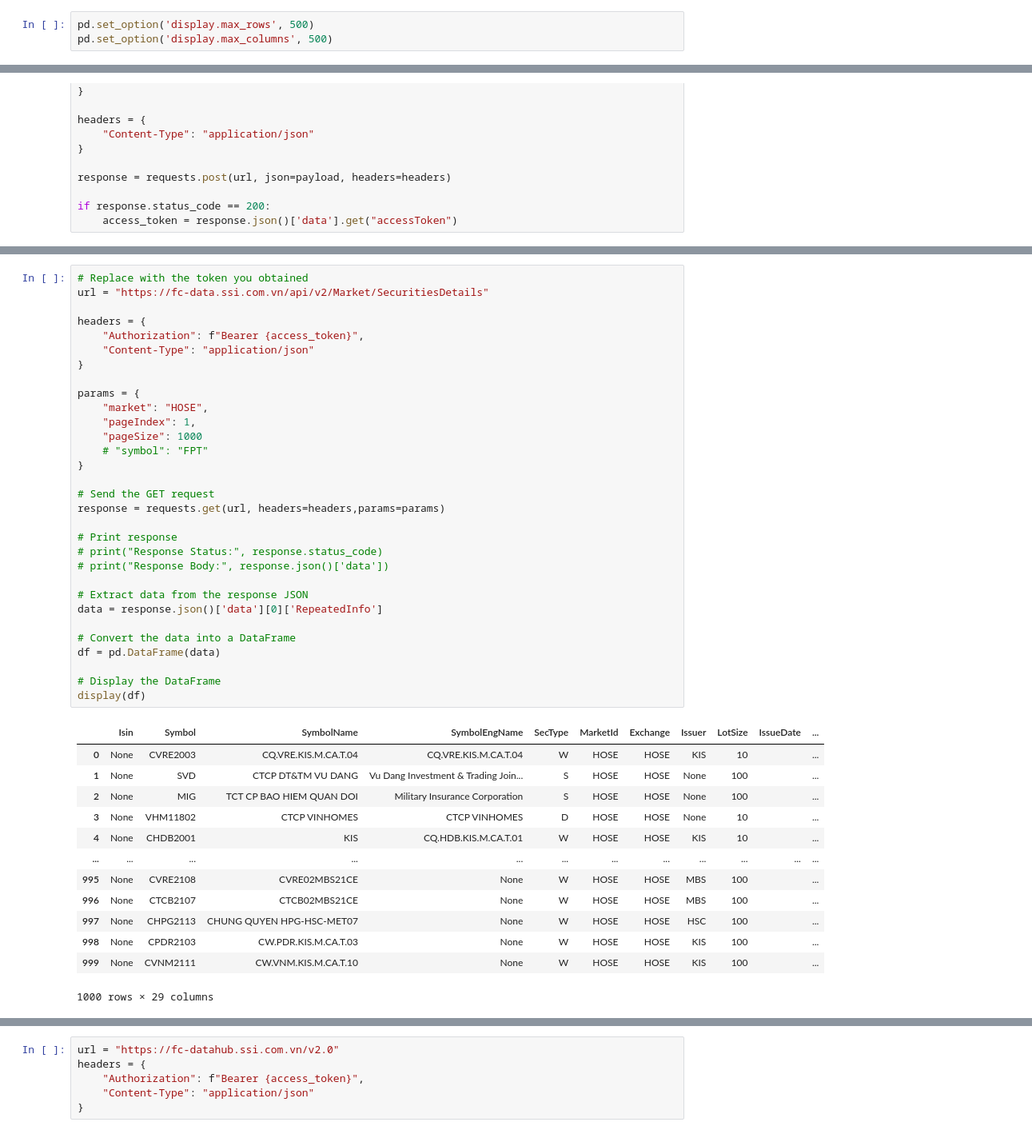
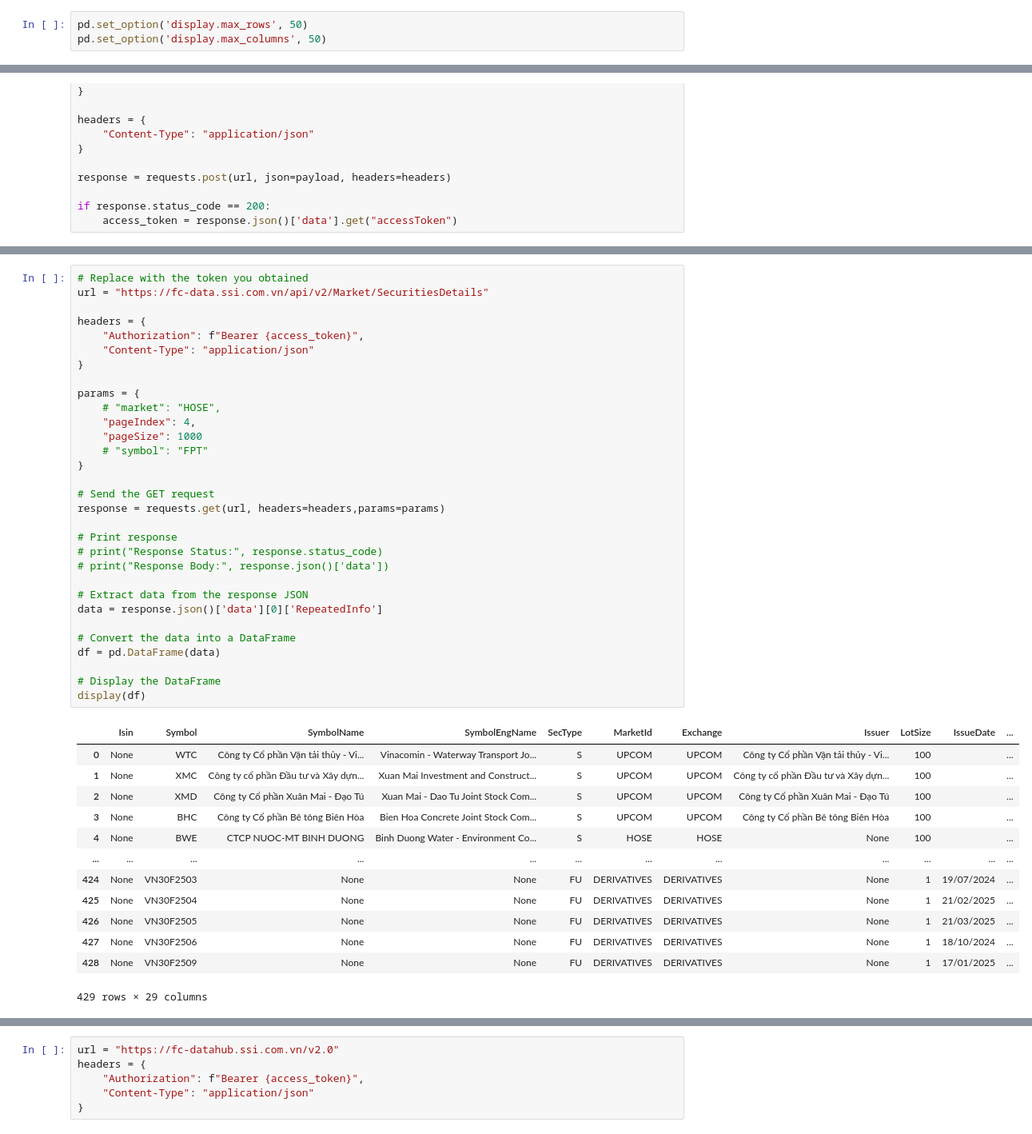
Before and after one commit to lequan44/Coding, a Jupyter notebook: ssi-api/ssi-api.ipynb, the cells around one changed output, grey strips where cells are left out. Shown at 80% size. Saved outputs shown, nothing was run; the diff lists cells and outputs as text.

```diff
--- a/ssi-api/ssi-api.ipynb
+++ b/ssi-api/ssi-api.ipynb
@@ -27,6 +27,6 @@ Current Time: 2025-04-17 11:02:01.563868
 # %%
-pd.set_option('display.max_rows', 500)
-pd.set_option('display.max_columns', 500)
+pd.set_option('display.max_rows', 50)
+pd.set_option('display.max_columns', 50)
 # %%
 
 
@@ -121,44 +121,44 @@ Data successfully added to the 'securities' table in PostgreSQL.
 # Replace with the token you obtained
 url = "https://fc-data.ssi.com.vn/api/v2/Market/SecuritiesDetails"
 
 headers = {
     "Authorization": f"Bearer {access_token}",
     "Content-Type": "application/json"
 }
 
 params = {
-    "market": "HOSE",
-    "pageIndex": 1,
+    # "market": "HOSE",
+    "pageIndex": 4,
     "pageSize": 1000
     # "symbol": "FPT"
 }
 
 # Send the GET request
 response = requests.get(url, headers=headers,params=params)
 
 # Print response
 # print("Response Status:", response.status_code)
 # print("Response Body:", response.json()['data'])
 
 # Extract data from the response JSON
 data = response.json()['data'][0]['RepeatedInfo']
 
 # Convert the data into a DataFrame
 df = pd.DataFrame(data)
 
 # Display the DataFrame
 display(df)
 # %% [output]
 |  | Isin | Symbol | SymbolName | SymbolEngName | SecType | MarketId | Exchange | Issuer | LotSize | IssueDate | ... |
-| 0 | None | CVRE2003 | CQ.VRE.KIS.M.CA.T.04 | CQ.VRE.KIS.M.CA.T.04 | W | HOSE | HOSE | KIS | 10 |  | ... |
-| 1 | None | SVD | CTCP DT&TM VU DANG | Vu Dang Investment & Trading Join... | S | HOSE | HOSE | None | 100 |  | ... |
-| 2 | None | MIG | TCT CP BAO HIEM QUAN DOI | Military Insurance Corporation | S | HOSE | HOSE | None | 100 |  | ... |
-| 3 | None | VHM11802 | CTCP VINHOMES | CTCP VINHOMES | D | HOSE | HOSE | None | 10 |  | ... |
-| 4 | None | CHDB2001 | KIS | CQ.HDB.KIS.M.CA.T.01 | W | HOSE | HOSE | KIS | 10 |  | ... |
+| 0 | None | WTC | Công ty Cổ phần Vận tải thủy - Vi... | Vinacomin - Waterway Transport Jo... | S | UPCOM | UPCOM | Công ty Cổ phần Vận tải thủy - Vi... | 100 |  | ... |
+| 1 | None | XMC | Công ty cổ phần Đầu tư và Xây dựn... | Xuan Mai Investment and Construct... | S | UPCOM | UPCOM | Công ty cổ phần Đầu tư và Xây dựn... | 100 |  | ... |
+| 2 | None | XMD | Công ty Cổ phần Xuân Mai - Đạo Tú | Xuan Mai - Dao Tu Joint Stock Com... | S | UPCOM | UPCOM | Công ty Cổ phần Xuân Mai - Đạo Tú | 100 |  | ... |
+| 3 | None | BHC | Công ty Cổ phần Bê tông Biên Hòa | Bien Hoa Concrete Joint Stock Com... | S | UPCOM | UPCOM | Công ty Cổ phần Bê tông Biên Hòa | 100 |  | ... |
+| 4 | None | BWE | CTCP NUOC-MT BINH DUONG | Binh Duong Water - Environment Co... | S | HOSE | HOSE | None | 100 |  | ... |
 | ... | ... | ... | ... | ... | ... | ... | ... | ... | ... | ... | ... |
-| 995 | None | CVRE2108 | CVRE02MBS21CE | None | W | HOSE | HOSE | MBS | 100 |  | ... |
-| 996 | None | CTCB2107 | CTCB02MBS21CE | None | W | HOSE | HOSE | MBS | 100 |  | ... |
-| 997 | None | CHPG2113 | CHUNG QUYEN HPG-HSC-MET07 | None | W | HOSE | HOSE | HSC | 100 |  | ... |
-| 998 | None | CPDR2103 | CW.PDR.KIS.M.CA.T.03 | None | W | HOSE | HOSE | KIS | 100 |  | ... |
-| 999 | None | CVNM2111 | CW.VNM.KIS.M.CA.T.10 | None | W | HOSE | HOSE | KIS | 100 |  | ... |
+| 424 | None | VN30F2503 | None | None | FU | DERIVATIVES | DERIVATIVES | None | 1 | 19/07/2024 | ... |
+| 425 | None | VN30F2504 | None | None | FU | DERIVATIVES | DERIVATIVES | None | 1 | 21/02/2025 | ... |
+| 426 | None | VN30F2505 | None | None | FU | DERIVATIVES | DERIVATIVES | None | 1 | 21/03/2025 | ... |
+| 427 | None | VN30F2506 | None | None | FU | DERIVATIVES | DERIVATIVES | None | 1 | 18/10/2024 | ... |
+| 428 | None | VN30F2509 | None | None | FU | DERIVATIVES | DERIVATIVES | None | 1 | 17/01/2025 | ... |
-1000 rows × 29 columns
+429 rows × 29 columns
```
Also changed, not shown: parts of 7 cells of this notebook, 1 other file.
